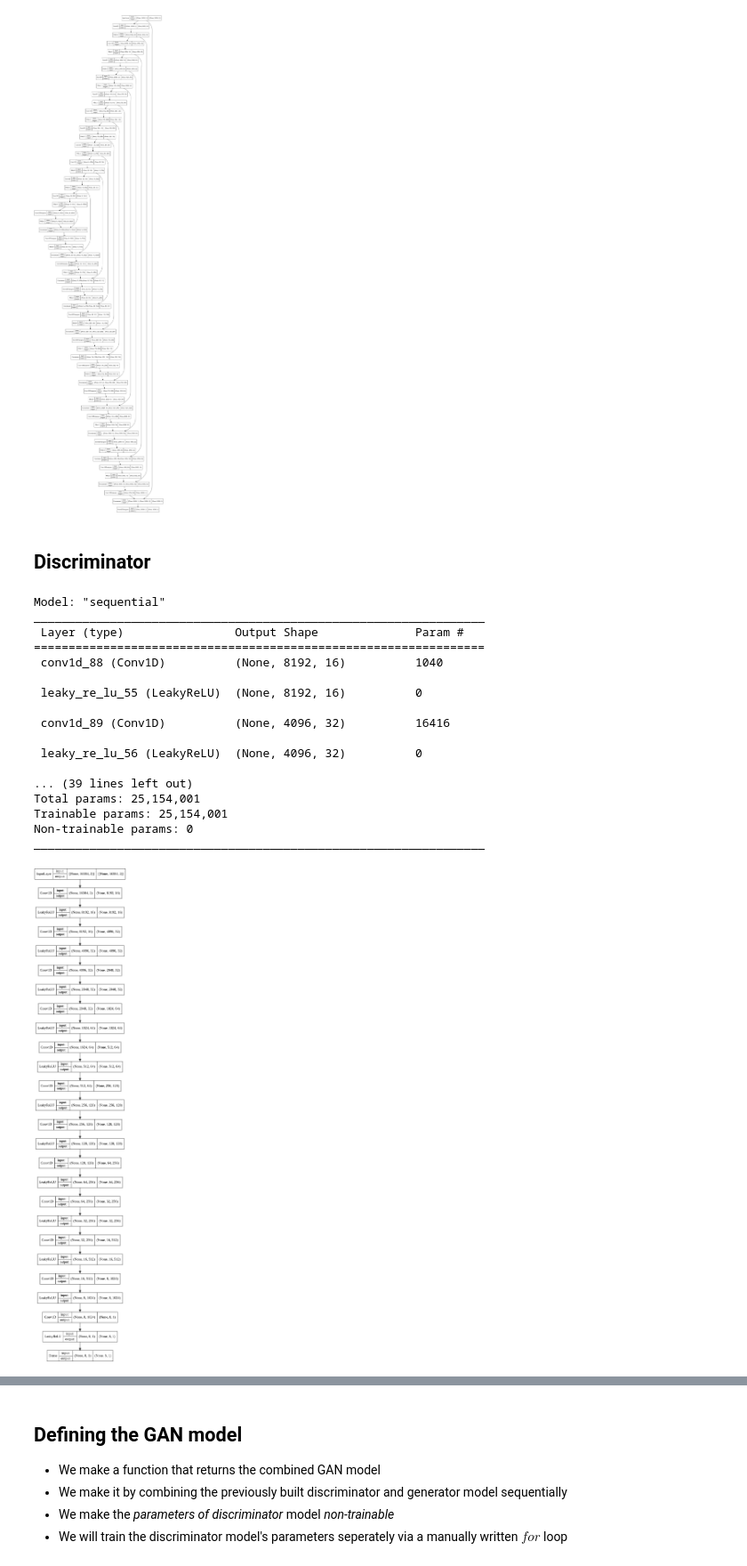
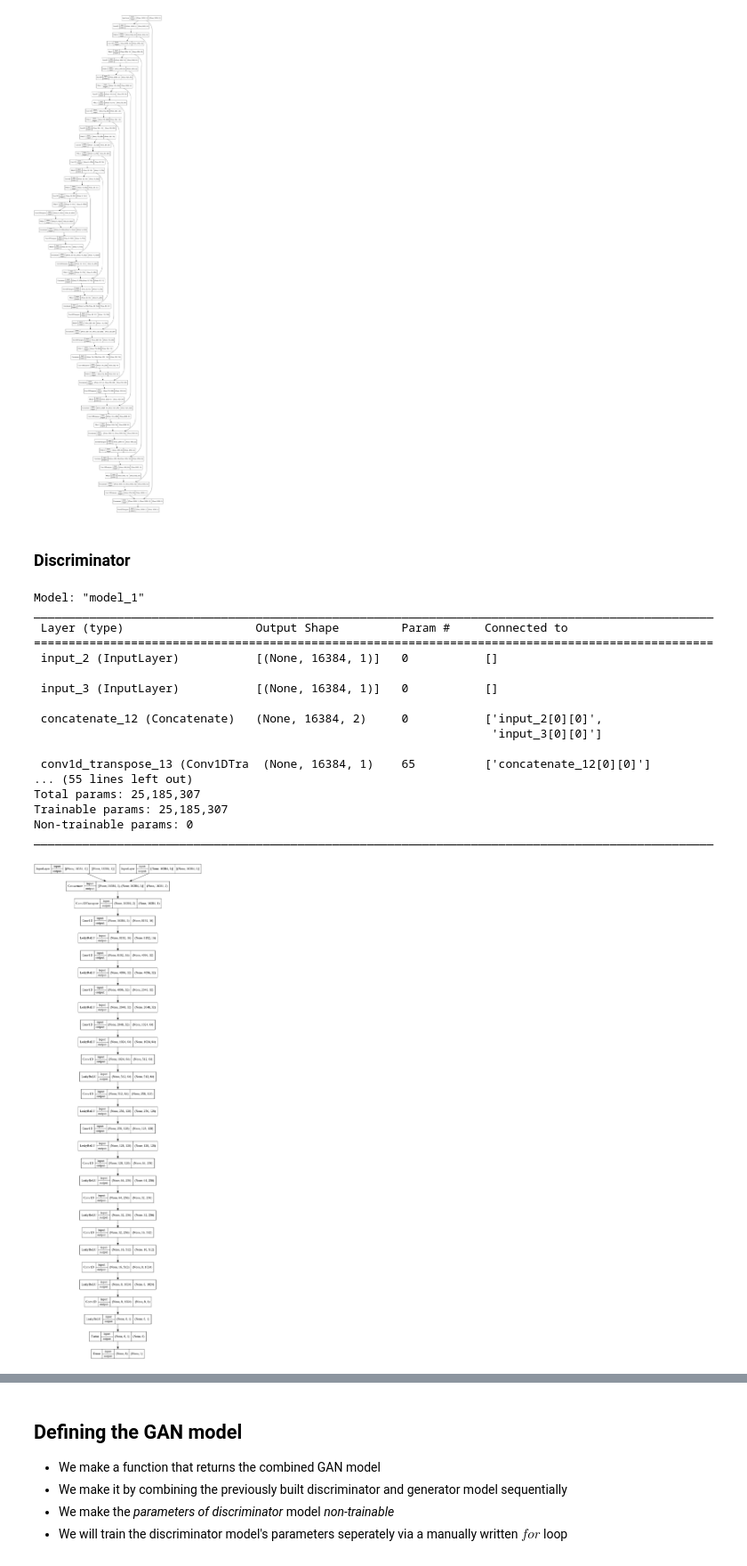
Before and after one commit to gudurumanoj/SoC2022, a Jupyter notebook: SEGAN/Segan.ipynb, the cells around one changed output, grey strips where cells are left out. Shown at 89% size. Cells and saved outputs as stored; diff of their text form; code cells hidden in the pictures.

```diff
--- a/SEGAN/Segan.ipynb
+++ b/SEGAN/Segan.ipynb
@@ -216,5 +240,5 @@ tf.keras.utils.plot_model(generatormodel,show_shapes=True,show_layer_names=False
 # %% [output]
 [figure]
 # %% [markdown]
-## Discriminator
+### Discriminator
 # %%
@@ -298,26 +333,26 @@ discriminatormodel = Sequential([
 
 # discriminatormodel.add(Dense(1, activation=None))
 # %%
-discriminatormodel.summary()
+discriminator.summary()
 # %% [output]
-Model: "sequential"
-_________________________________________________________________
- Layer (type)                Output Shape              Param #
-=================================================================
- conv1d_88 (Conv1D)          (None, 8192, 16)          1040
+Model: "model_1"
+__________________________________________________________________________________________________
+ Layer (type)                   Output Shape         Param #     Connected to
+==================================================================================================
+ input_2 (InputLayer)           [(None, 16384, 1)]   0           []
 
- leaky_re_lu_55 (LeakyReLU)  (None, 8192, 16)          0
+ input_3 (InputLayer)           [(None, 16384, 1)]   0           []
 
- conv1d_89 (Conv1D)          (None, 4096, 32)          16416
+ concatenate_12 (Concatenate)   (None, 16384, 2)     0           ['input_2[0][0]',
+                                                                  'input_3[0][0]']
 
- leaky_re_lu_56 (LeakyReLU)  (None, 4096, 32)          0
-
-... (39 lines left out)
-Total params: 25,154,001
-Trainable params: 25,154,001
+ conv1d_transpose_13 (Conv1DTra  (None, 16384, 1)    65          ['concatenate_12[0][0]']
+... (55 lines left out)
+Total params: 25,185,307
+Trainable params: 25,185,307
 Non-trainable params: 0
-_________________________________________________________________
+__________________________________________________________________________________________________
 # %%
-tf.keras.utils.plot_model(discriminatormodel,show_shapes=True,show_layer_names=False)
+tf.keras.utils.plot_model(discriminator,show_shapes=True,show_layer_names=False)
 # %% [output]
-[figure, old version]
+[figure, new version]
```
Also changed, not shown: parts of 43 cells of this notebook.
